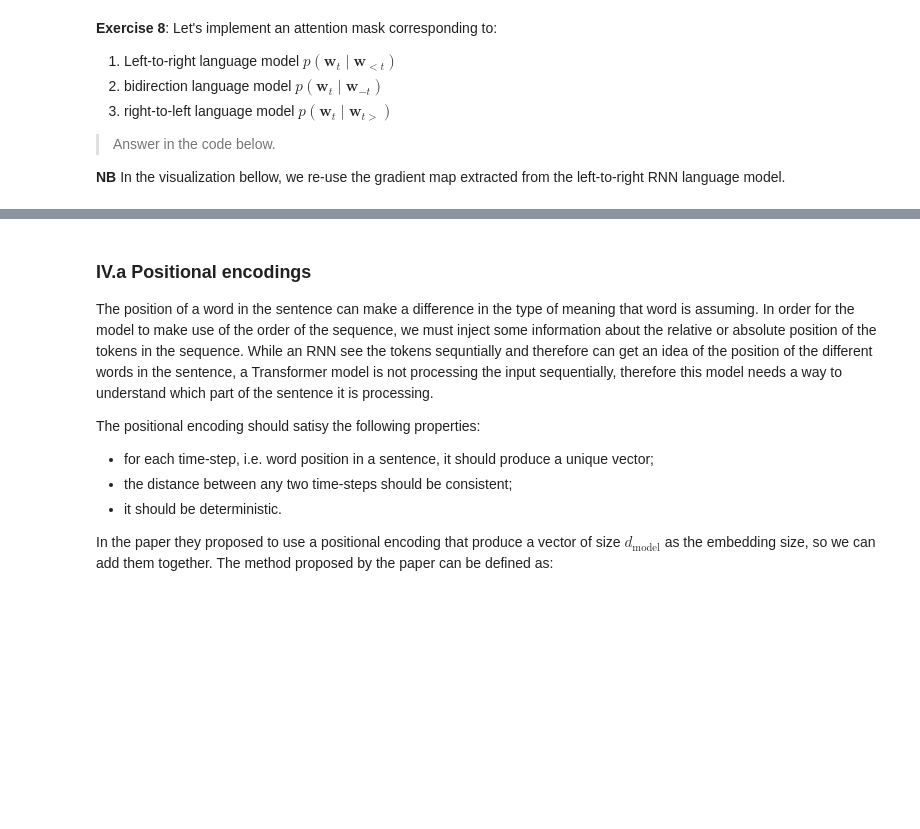
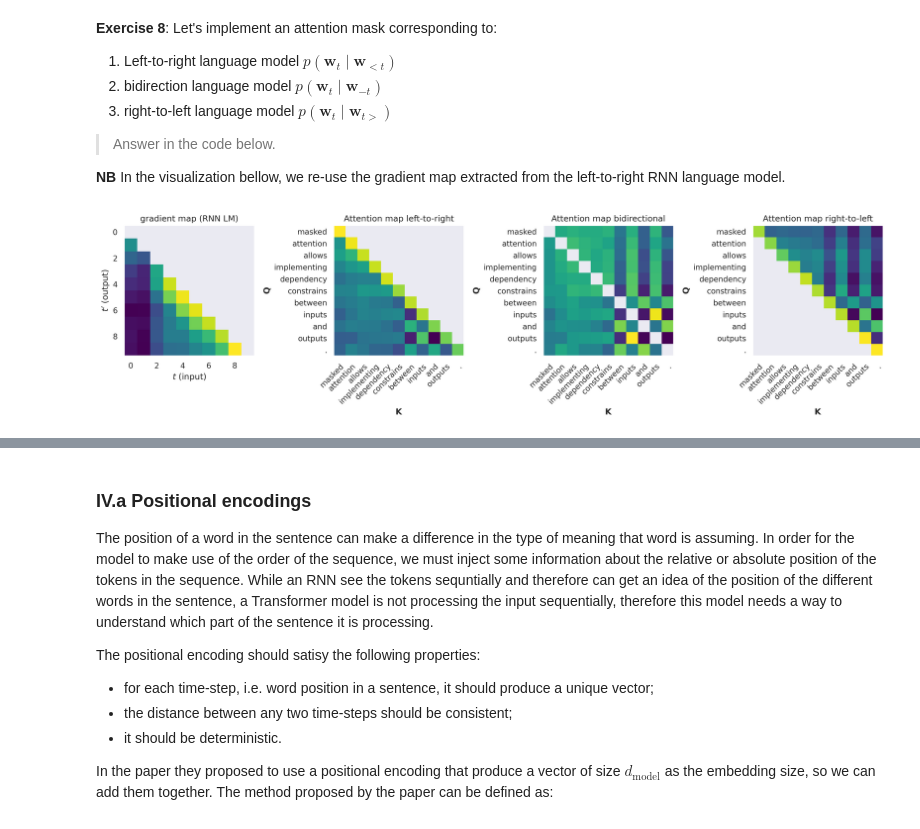
Before and after one commit to JonatanHauge/02456-deep-learning-with-PyTorch, a Jupyter notebook: 5_Transformers/5_1_EXE_deep_learning_with_transformers.ipynb, the cells around one changed output, grey strips where cells are left out. Drawn from its saved outputs; the diff is of its cells as text; code cells hidden in the pictures; blank space fills up the shorter version.

```diff
--- a/5_Transformers/5_1_EXE_deep_learning_with_transformers.ipynb
+++ b/5_Transformers/5_1_EXE_deep_learning_with_transformers.ipynb
@@ -802,36 +938,40 @@ def masked_attention(Q, K, V, tau=None, mask=None):
 sentence = "Masked attention allows implementing dependency constrains between inputs and outputs."
 token_ids = torch.tensor(glove_tokenizer.encode(sentence).ids)
 tokens = [glove_vocabulary[x] for x in token_ids]
 vectors = embeddings(token_ids)
 
 # EXERCISE: Implement the masks corresponding to each factorization
 # Hint: check the documentation for `torch.diag()`, `torch.triu()` and `torch.tril()`
 T = len(token_ids)
+tmp = torch.ones(T)
+tmp1 = torch.ones(T,T)
 masks = {
-    "left-to-right": ..., # <- YOUR CODE HERE
-    "bidirectional": ..., # <- YOUR CODE HERE
-    "right-to-left": ..., # <- YOUR CODE HERE
+    "left-to-right": torch.triu(tmp1, diagonal = 1), # <- YOUR CODE HERE
+    "bidirectional": torch.diag(tmp, 0), # <- YOUR CODE HERE
+    "right-to-left": torch.tril(tmp1, diagonal = -1), # <- YOUR CODE HERE
 }
 for key in masks.keys():
     if masks[key] is not None:
         masks[key] = masks[key] = torch.where(masks[key] == 0, 0, -math.inf)
 
 # visualized the log of the masked attention map
 fig, axes = plt.subplots(ncols=1+len(masks), figsize = (16,6), sharex=False, sharey=False, dpi=300)
 # plot the gradient map from the RNN LM
 axes.flat[0].imshow(grad_magnitude, sns.color_palette("viridis", as_cmap=True))
 axes.flat[0].set_xlabel("$t$ (input)")
 axes.flat[0].set_ylabel("$t'$ (output)")
 axes.flat[0].grid(False)
 axes.flat[0].set_title("gradient map (RNN LM)")
 # plot the attention map
 for ax, (mask_name, mask) in zip(axes.flat[1:], masks.items()):
     if mask is not None:
         H, attention_map_masked = masked_attention(vectors, vectors, vectors, mask=mask)
         plot_attention_map(attention_map_masked.log(), tokens, tokens, ax=ax, color_bar=False)
     ax.set_title(f"Attention map {mask_name}")
 plt.tight_layout()
 plt.show()
+# %% [output]
+[figure, added]
 # %% [markdown]
 ----
 ## IV. Transformers
```
Also changed, not shown: parts of 32 cells of this notebook.
